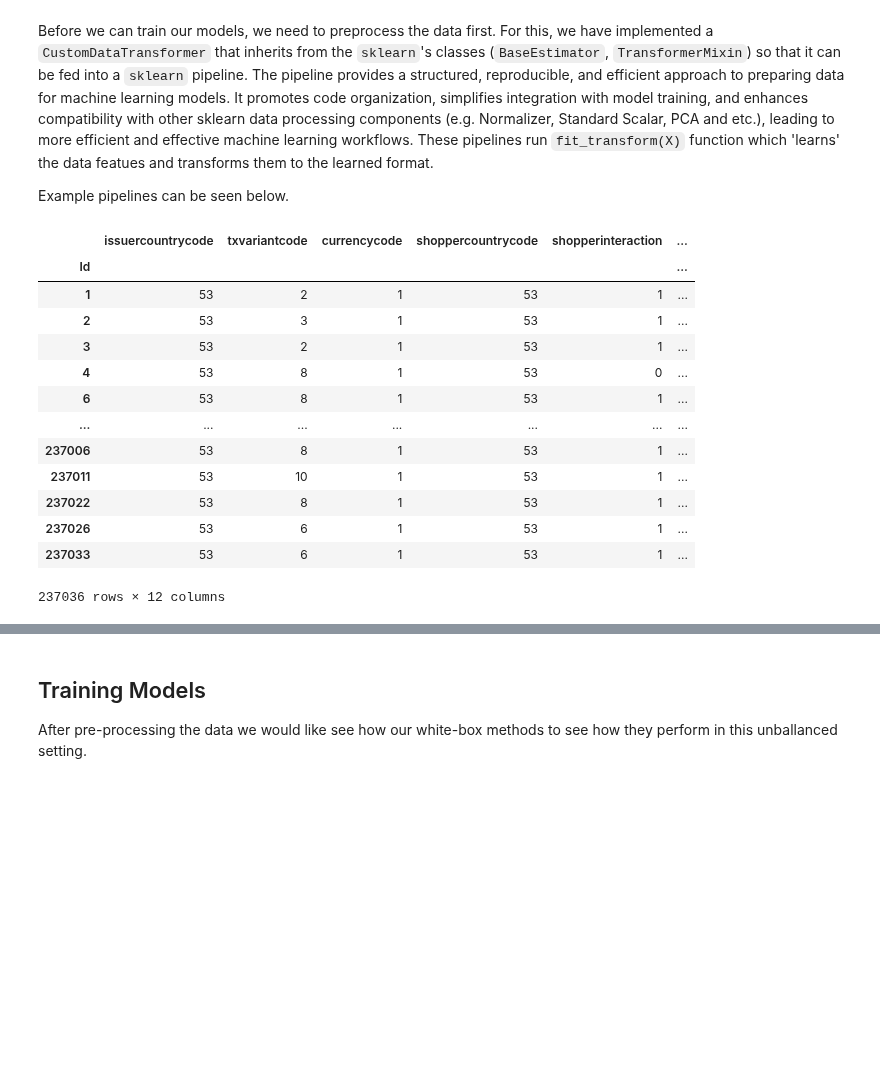
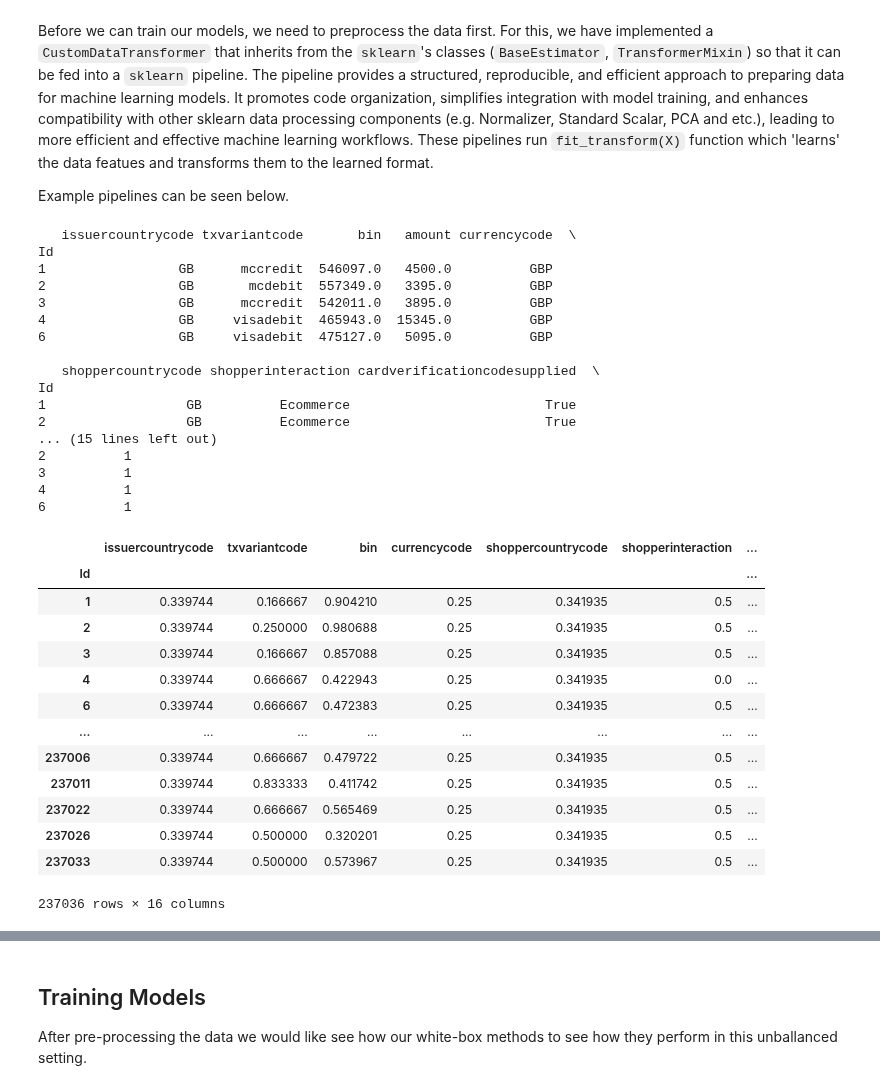
Before and after one commit to kbaran1998/CS4035-cyber-data, a Jupyter notebook: lab1/Lab1.ipynb, the cells around one changed output, grey strips where cells are left out. Saved outputs shown, nothing was run; the diff lists cells and outputs as text; code cells hidden in the pictures; blank space fills up the shorter version.

```diff
--- a/lab1/Lab1.ipynb
+++ b/lab1/Lab1.ipynb
@@ -571,31 +614,55 @@ class CustomDataTransformer(BaseEstimator, TransformerMixin):
 # %%
 from sklearn.preprocessing import MinMaxScaler, StandardScaler
 # Regular pipeline
 pipeline = Pipeline([
     ('custom_transform', CustomDataTransformer(conv, feature_engineering_func=country_equal_feature_eng,
-                                               columns_to_scale=['amount_eur'], scaler = MinMaxScaler())),  # apply the custom function
+                                               columns_to_scale=['issuercountrycode', 'txvariantcode', 'bin', 'currencycode',
+       'shoppercountrycode', 'shopperinteraction',
+       'cardverificationcodesupplied', 'cvcresponsecode', 'accountcode',
+       'label', 'amount_eur', 'countries_equal', 'card_id', 'ip_id', 'mail_id'], scaler = MinMaxScaler())),  # apply the custom function
 ])
+print(data_df.head())
 pipeline = pipeline.fit(data_df)
 # fit the pipeline to your data and transform it
 transformed_data_df = pipeline.transform(data_df)
-transformed_train_data_df = transformed_data_df[transformed_data_df['is_train'] == 1]
-transformed_test_data_df = transformed_data_df[transformed_data_df['is_train'] == 0]
+transformed_train_data_df = transformed_data_df[transformed_data_df['is_train'] == 1].copy()
+transformed_train_data_df.drop(['is_train'], axis=1, inplace=True)
+transformed_test_data_df = transformed_data_df[transformed_data_df['is_train'] == 0].copy()
+transformed_test_data_df.drop(['is_train'], axis=1, inplace=True)
+transformed_test_data_df.drop(['label'], axis=1, inplace=True)
 transformed_data_df
 # %% [output]
+   issuercountrycode txvariantcode       bin   amount currencycode  \
+Id
+1                 GB      mccredit  546097.0   4500.0          GBP
+2                 GB       mcdebit  557349.0   3395.0          GBP
+3                 GB      mccredit  542011.0   3895.0          GBP
+4                 GB     visadebit  465943.0  15345.0          GBP
+6                 GB     visadebit  475127.0   5095.0          GBP
+
+   shoppercountrycode shopperinteraction cardverificationcodesupplied  \
+Id
+1                  GB          Ecommerce                         True
+2                  GB          Ecommerce                         True
+... (15 lines left out)
+2          1
+3          1
+4          1
+6          1
-|  | issuercountrycode | txvariantcode | currencycode | shoppercountrycode | shopperinteraction | ... |
-| Id |  |  |  |  |  | ... |
-| 1 | 53 | 2 | 1 | 53 | 1 | ... |
-| 2 | 53 | 3 | 1 | 53 | 1 | ... |
-| 3 | 53 | 2 | 1 | 53 | 1 | ... |
-| 4 | 53 | 8 | 1 | 53 | 0 | ... |
-| 6 | 53 | 8 | 1 | 53 | 1 | ... |
-| ... | ... | ... | ... | ... | ... | ... |
-| 237006 | 53 | 8 | 1 | 53 | 1 | ... |
-| 237011 | 53 | 10 | 1 | 53 | 1 | ... |
-| 237022 | 53 | 8 | 1 | 53 | 1 | ... |
-| 237026 | 53 | 6 | 1 | 53 | 1 | ... |
-| 237033 | 53 | 6 | 1 | 53 | 1 | ... |
+|  | issuercountrycode | txvariantcode | bin | currencycode | shoppercountrycode | shopperinteraction | ... |
+| Id |  |  |  |  |  |  | ... |
+| 1 | 0.339744 | 0.166667 | 0.904210 | 0.25 | 0.341935 | 0.5 | ... |
+| 2 | 0.339744 | 0.250000 | 0.980688 | 0.25 | 0.341935 | 0.5 | ... |
+| 3 | 0.339744 | 0.166667 | 0.857088 | 0.25 | 0.341935 | 0.5 | ... |
+| 4 | 0.339744 | 0.666667 | 0.422943 | 0.25 | 0.341935 | 0.0 | ... |
+| 6 | 0.339744 | 0.666667 | 0.472383 | 0.25 | 0.341935 | 0.5 | ... |
+| ... | ... | ... | ... | ... | ... | ... | ... |
+| 237006 | 0.339744 | 0.666667 | 0.479722 | 0.25 | 0.341935 | 0.5 | ... |
+| 237011 | 0.339744 | 0.833333 | 0.411742 | 0.25 | 0.341935 | 0.5 | ... |
+| 237022 | 0.339744 | 0.666667 | 0.565469 | 0.25 | 0.341935 | 0.5 | ... |
+| 237026 | 0.339744 | 0.500000 | 0.320201 | 0.25 | 0.341935 | 0.5 | ... |
+| 237033 | 0.339744 | 0.500000 | 0.573967 | 0.25 | 0.341935 | 0.5 | ... |
-237036 rows × 12 columns
+237036 rows × 16 columns
 # %%
 # create a pipeline object with scaling
 scale_pipeline = Pipeline([
```
Also changed, not shown: parts of 61 cells of this notebook.
